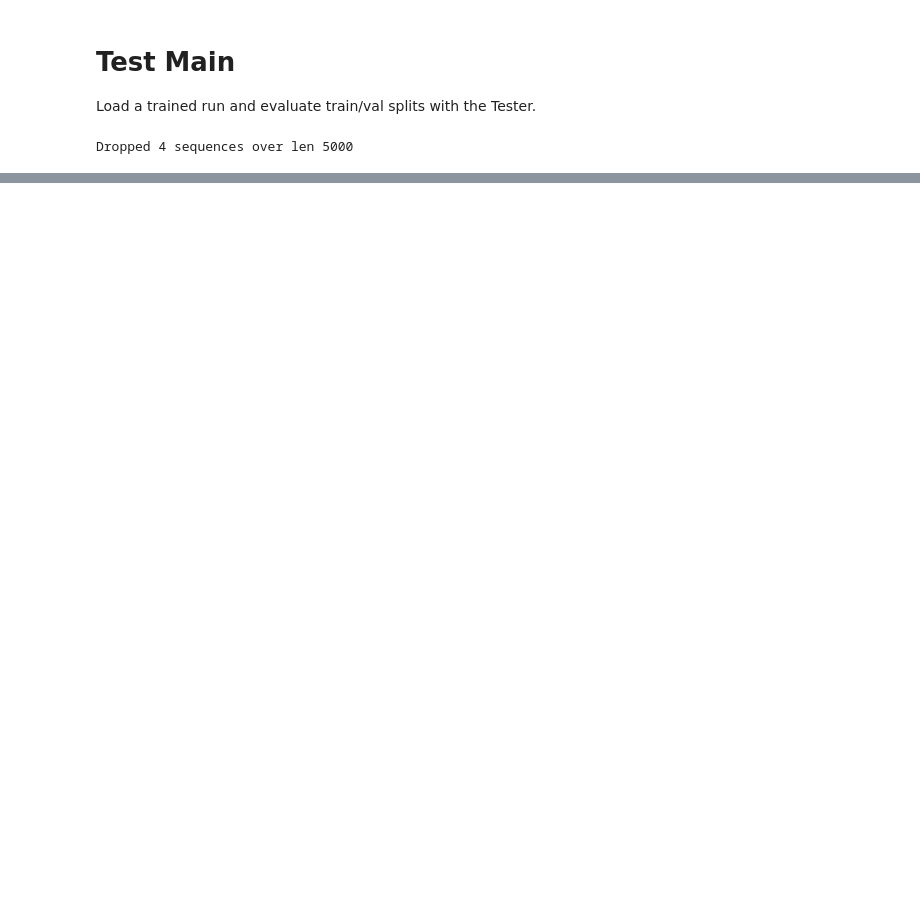
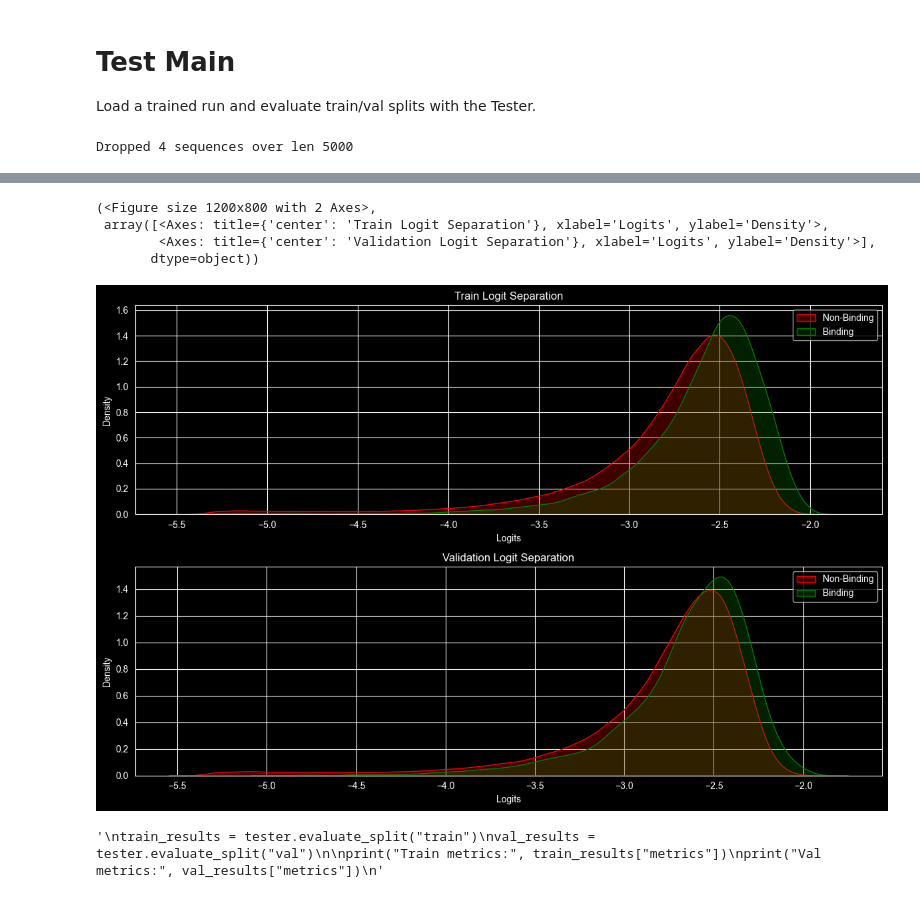
Before and after one commit to cott435/bioml, a Jupyter notebook: scripts/test_main.ipynb, the cells around one changed output, grey strips where cells are left out. Saved outputs shown, nothing was run; the diff lists cells and outputs as text; code cells hidden in the pictures; blank space fills up the shorter version.

```diff
--- a/scripts/test_main.ipynb
+++ b/scripts/test_main.ipynb
@@ -62,6 +74,18 @@ analyze.plot_logit_separation()
+# %%
+analyze.plot_logit_separation(2)
+# %% [output]
+(<Figure size 1200x800 with 2 Axes>,
+ array([<Axes: title={'center': 'Train Logit Separation'}, xlabel='Logits', ylabel='Density'>,
+        <Axes: title={'center': 'Validation Logit Separation'}, xlabel='Logits', ylabel='Density'>],
+       dtype=object))
+[figure, added]
 # %%
+"""
 train_results = tester.evaluate_split("train")
 val_results = tester.evaluate_split("val")
 
 print("Train metrics:", train_results["metrics"])
 print("Val metrics:", val_results["metrics"])
+"""
+# %% [output]
+'\ntrain_results = tester.evaluate_split("train")\nval_results = tester.evaluate_split("val")\n\nprint("Train metrics:", train_results["metrics"])\nprint("Val metrics:", val_results["metrics"])\n'
```
Also changed, not shown: parts of 7 cells of this notebook, 16 other files.
